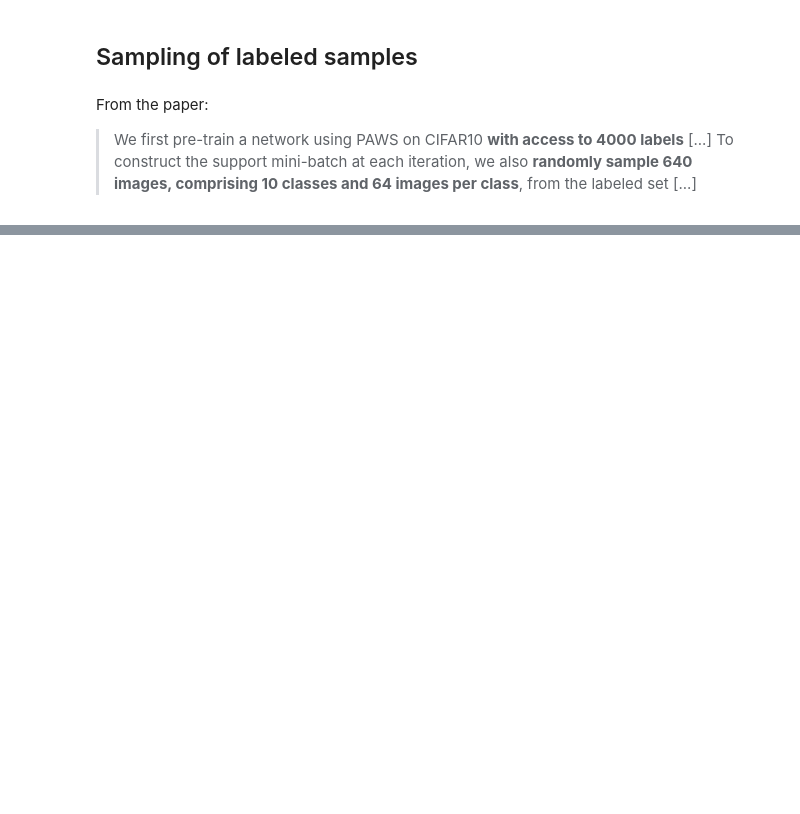
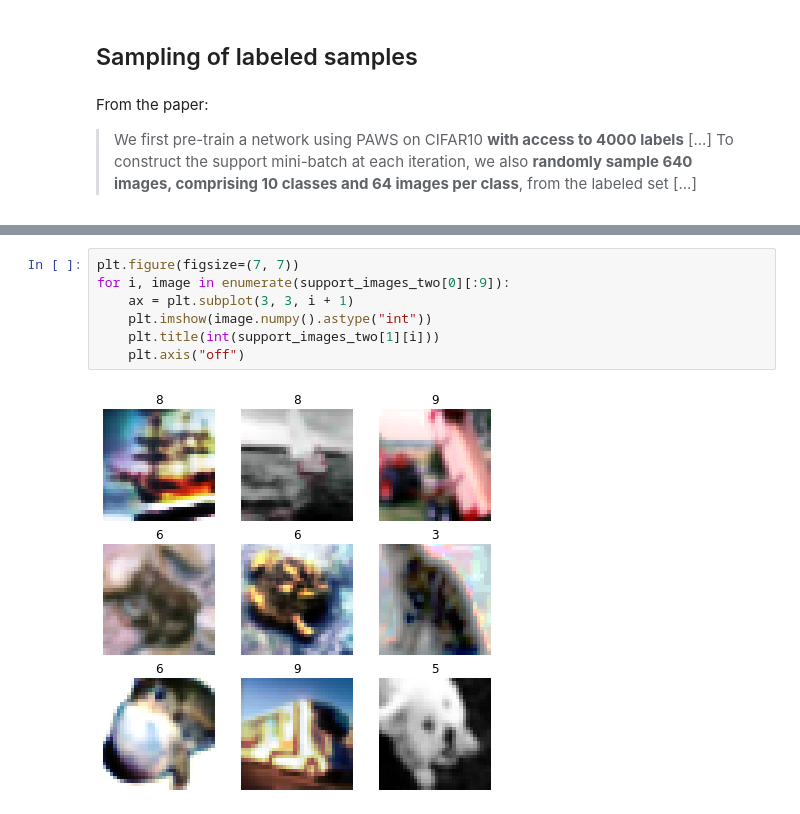
Before and after one commit to sayakpaul/PAWS-TF, a Jupyter notebook: PAWS_Data_Prep.ipynb, the cells around one changed output, grey strips where cells are left out. Drawn from its saved outputs; the diff is of its cells as text; blank space fills up the shorter version.

```diff
--- a/PAWS_Data_Prep.ipynb
+++ b/PAWS_Data_Prep.ipynb
@@ -216,0 +245,9 @@ for i, image in enumerate(support_images[:9]):
+# %%
+plt.figure(figsize=(7, 7))
+for i, image in enumerate(support_images_two[0][:9]):
+    ax = plt.subplot(3, 3, i + 1)
+    plt.imshow(image.numpy().astype("int"))
+    plt.title(int(support_images_two[1][i]))
+    plt.axis("off")
+# %% [output]
+[figure, added]
```
Also changed, not shown: parts of 20 cells of this notebook.
